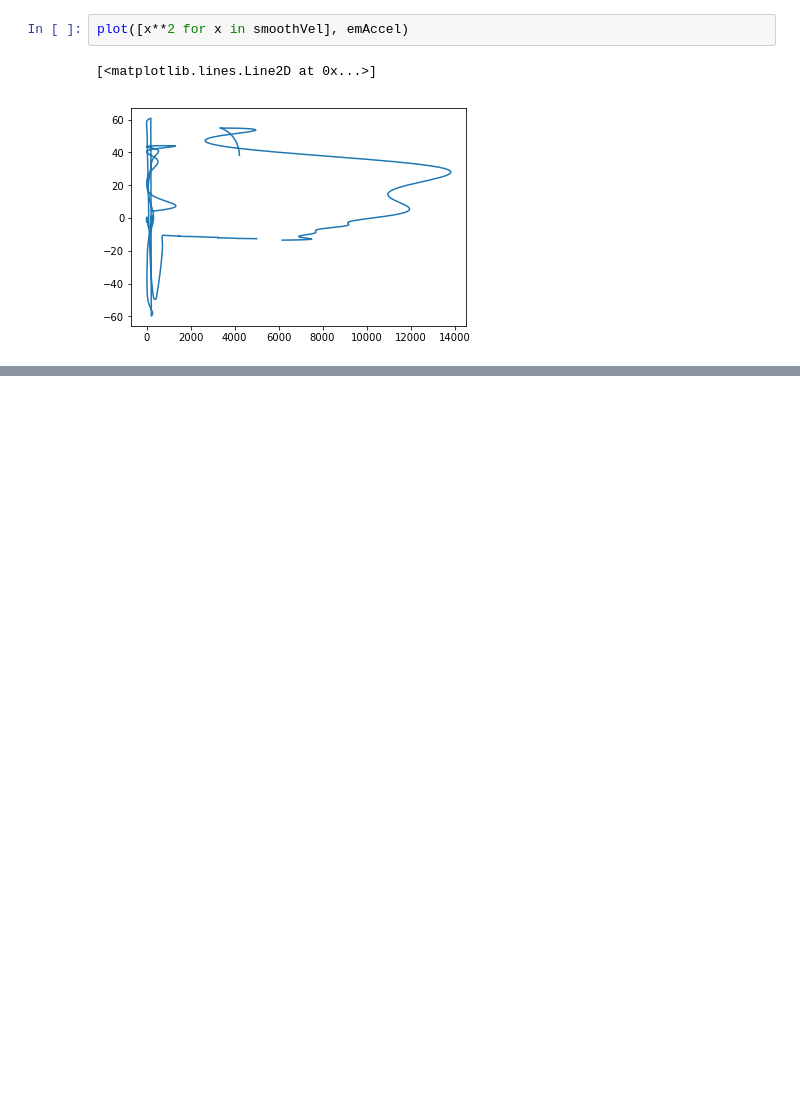
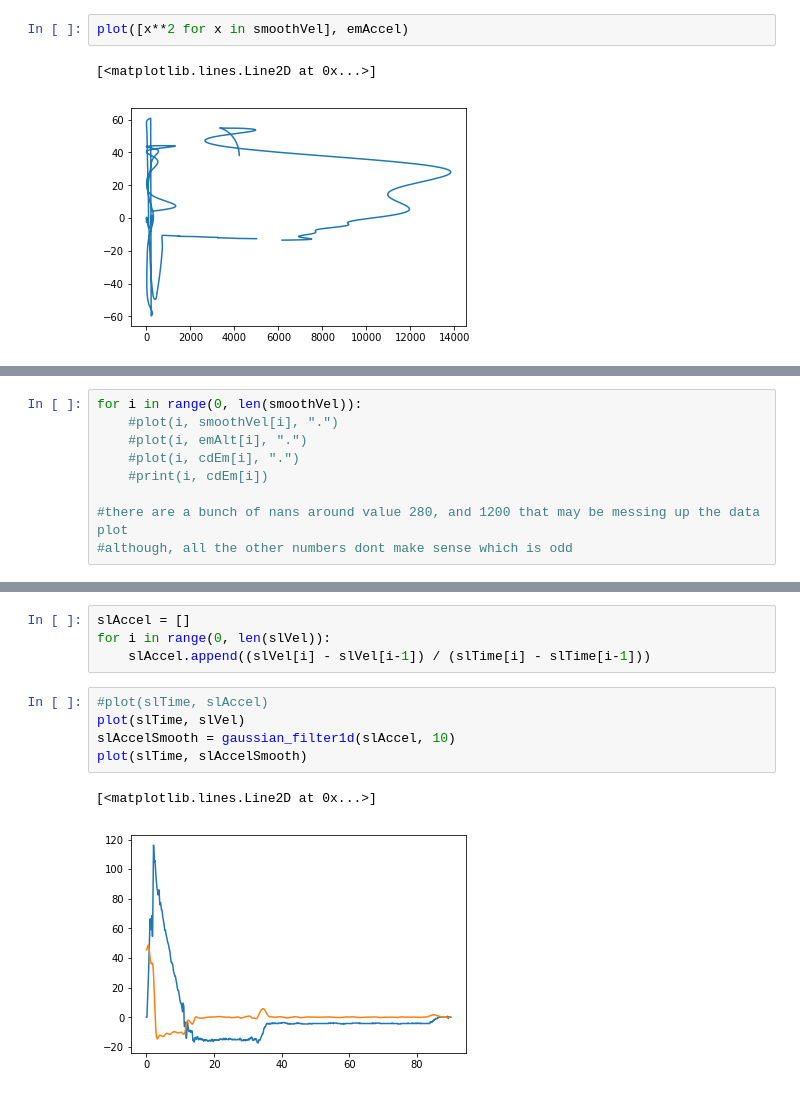
Before and after one commit to DuncanBark/Data_Analysis, a Jupyter notebook: TMHAltimeters.ipynb, the cells around one changed output, grey strips where cells are left out. Cells and saved outputs as stored; diff of their text form; blank space fills up the shorter version.

```diff
--- a/TMHAltimeters.ipynb
+++ b/TMHAltimeters.ipynb
@@ -210,0 +223,9 @@ ylim(0,1)
+# %%
+for i in range(0, len(smoothVel)):
+    #plot(i, smoothVel[i], ".")
+    #plot(i, emAlt[i], ".")
+    #plot(i, cdEm[i], ".")
+    #print(i, cdEm[i])
+
+#there are a bunch of nans around value 280, and 1200 that may be messing up the data plot
+#although, all the other numbers dont make sense which is odd
@@ -210,0 +234,12 @@ ylim(0,1)
+# %%
+slAccel = []
+for i in range(0, len(slVel)):
+    slAccel.append((slVel[i] - slVel[i-1]) / (slTime[i] - slTime[i-1]))
+# %%
+#plot(slTime, slAccel)
+plot(slTime, slVel)
+slAccelSmooth = gaussian_filter1d(slAccel, 10)
+plot(slTime, slAccelSmooth)
+# %% [output]
+[<matplotlib.lines.Line2D at 0x...>]
+[figure, added]
```
Also changed, not shown: parts of 24 cells of this notebook, 1 other file.
